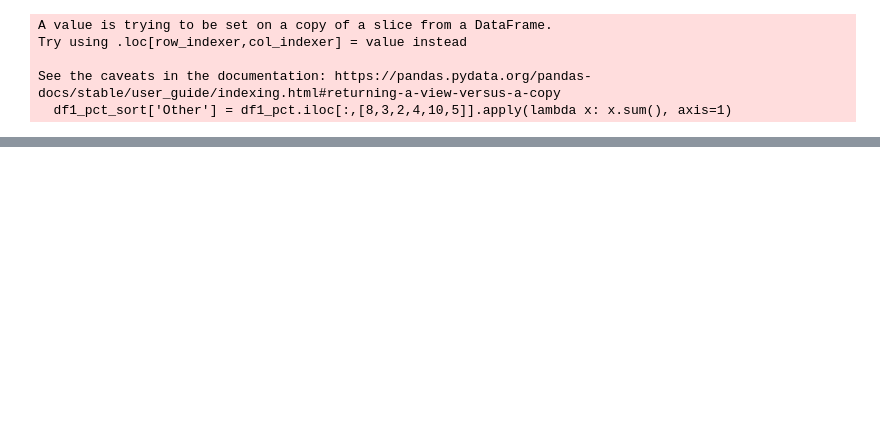
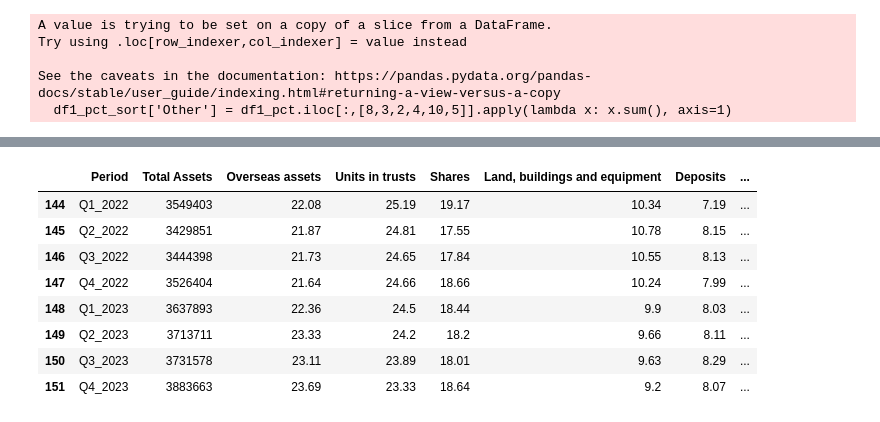
Before and after one commit to RonnyPNguyen/VizVenture, a Jupyter notebook: Portfolio/AUS_ManagedFund_2023/data/ausmanagedfund.ipynb, the cells around one changed output, grey strips where cells are left out. Cells and saved outputs as stored; diff of their text form; code cells hidden in the pictures; blank space fills up the shorter version.

```diff
--- a/Portfolio/AUS_ManagedFund_2023/data/ausmanagedfund.ipynb
+++ b/Portfolio/AUS_ManagedFund_2023/data/ausmanagedfund.ipynb
@@ -66,3 +67,17 @@ See the caveats in the documentation: https://pandas.pydata.org/pandas-docs/stab
+# %%
+df1_pct_sort.columns = ['Period','Total Assets','Overseas assets','Units in trusts','Shares','Land, buildings and equipment','Deposits','Others']
+# %%
+df1_pct_sort
+# %% [output]
+|  | Period | Total Assets | Overseas assets | Units in trusts | Shares | Land, buildings and equipment | Deposits | ... |
+| 144 | Q1_2022 | 3549403 | 22.08 | 25.19 | 19.17 | 10.34 | 7.19 | ... |
+| 145 | Q2_2022 | 3429851 | 21.87 | 24.81 | 17.55 | 10.78 | 8.15 | ... |
+| 146 | Q3_2022 | 3444398 | 21.73 | 24.65 | 17.84 | 10.55 | 8.13 | ... |
+| 147 | Q4_2022 | 3526404 | 21.64 | 24.66 | 18.66 | 10.24 | 7.99 | ... |
+| 148 | Q1_2023 | 3637893 | 22.36 | 24.5 | 18.44 | 9.9 | 8.03 | ... |
+| 149 | Q2_2023 | 3713711 | 23.33 | 24.2 | 18.2 | 9.66 | 8.11 | ... |
+| 150 | Q3_2023 | 3731578 | 23.11 | 23.89 | 18.01 | 9.63 | 8.29 | ... |
+| 151 | Q4_2023 | 3883663 | 23.69 | 23.33 | 18.64 | 9.2 | 8.07 | ... |
 # %%
 df2 = df.iloc[-9:,20:].reset_index(drop=True)
 # %%
```
Also changed, not shown: parts of 5 cells of this notebook, 6 other files.
